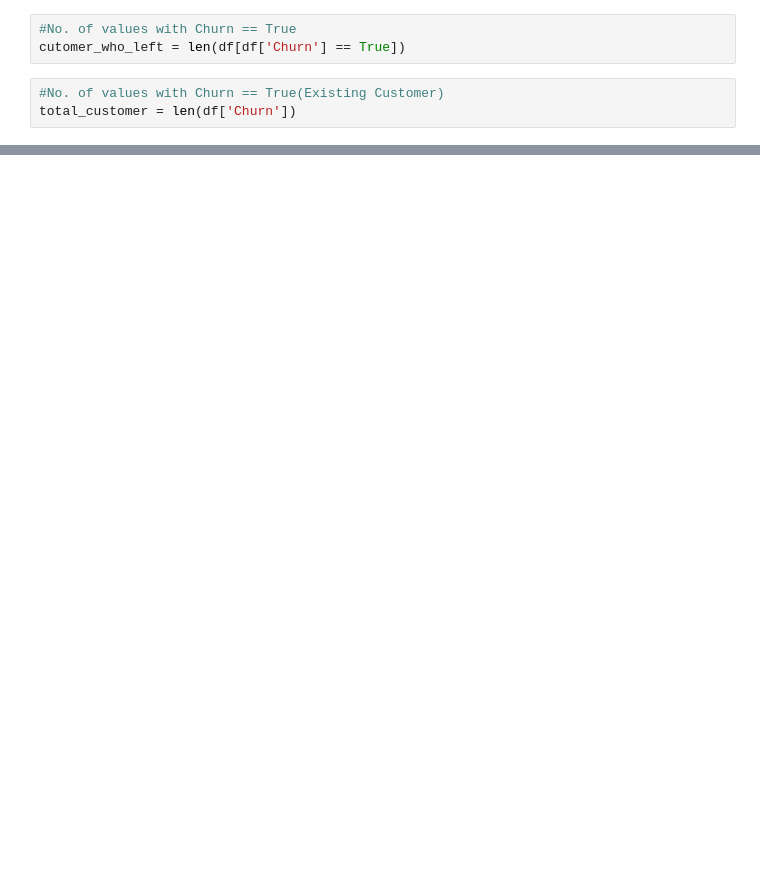
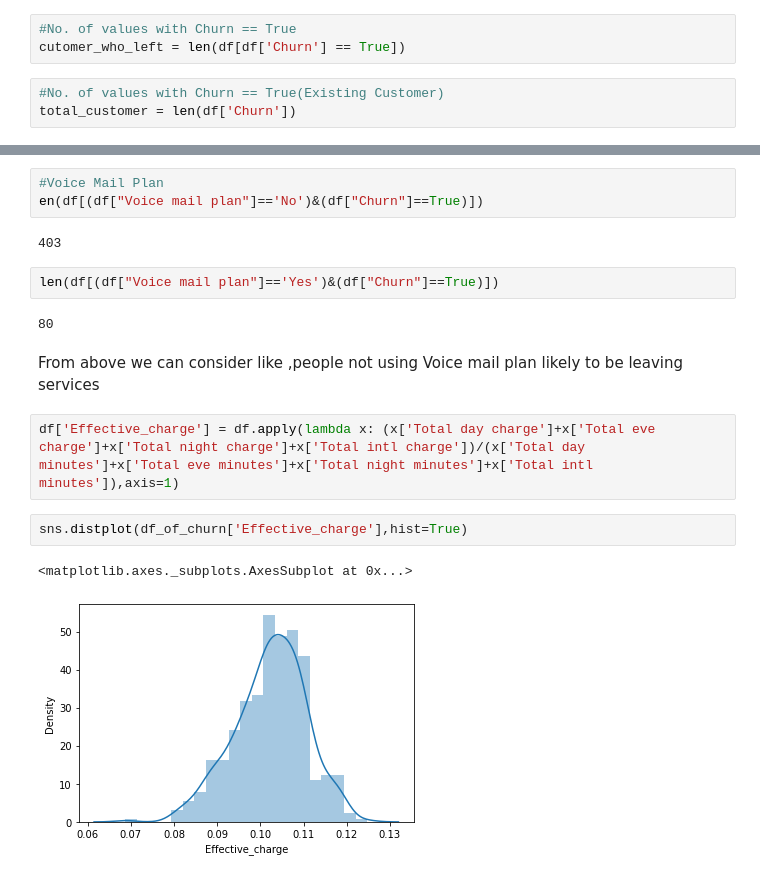
Before and after one commit to M0n1ka-05/team1-telecom-churn-data-analysis, a Jupyter notebook: Monika_Shinde_Team_1_Capstone_Project.ipynb, the cells around one changed output, grey strips where cells are left out. Cells and saved outputs as stored; diff of their text form; blank space fills up the shorter version.

```diff
--- a/Monika_Shinde_Team_1_Capstone_Project.ipynb
+++ b/Monika_Shinde_Team_1_Capstone_Project.ipynb
@@ -97,0 +240,18 @@ df.head(1)
+# %%
+#Voice Mail Plan
+en(df[(df["Voice mail plan"]=='No')&(df["Churn"]==True)])
+# %% [output]
+403
+# %%
+len(df[(df["Voice mail plan"]=='Yes')&(df["Churn"]==True)])
+# %% [output]
+80
+# %% [markdown]
+From above we can consider like ,people not using Voice mail plan likely to be leaving services
+# %%
+df['Effective_charge'] = df.apply(lambda x: (x['Total day charge']+x['Total eve charge']+x['Total night charge']+x['Total intl charge'])/(x['Total day minutes']+x['Total eve minutes']+x['Total night minutes']+x['Total intl minutes']),axis=1)
+# %%
+sns.distplot(df_of_churn['Effective_charge'],hist=True)
+# %% [output]
+<matplotlib.axes._subplots.AxesSubplot at 0x...>
+[figure, added]
```
Also changed, not shown: parts of 25 cells of this notebook.
